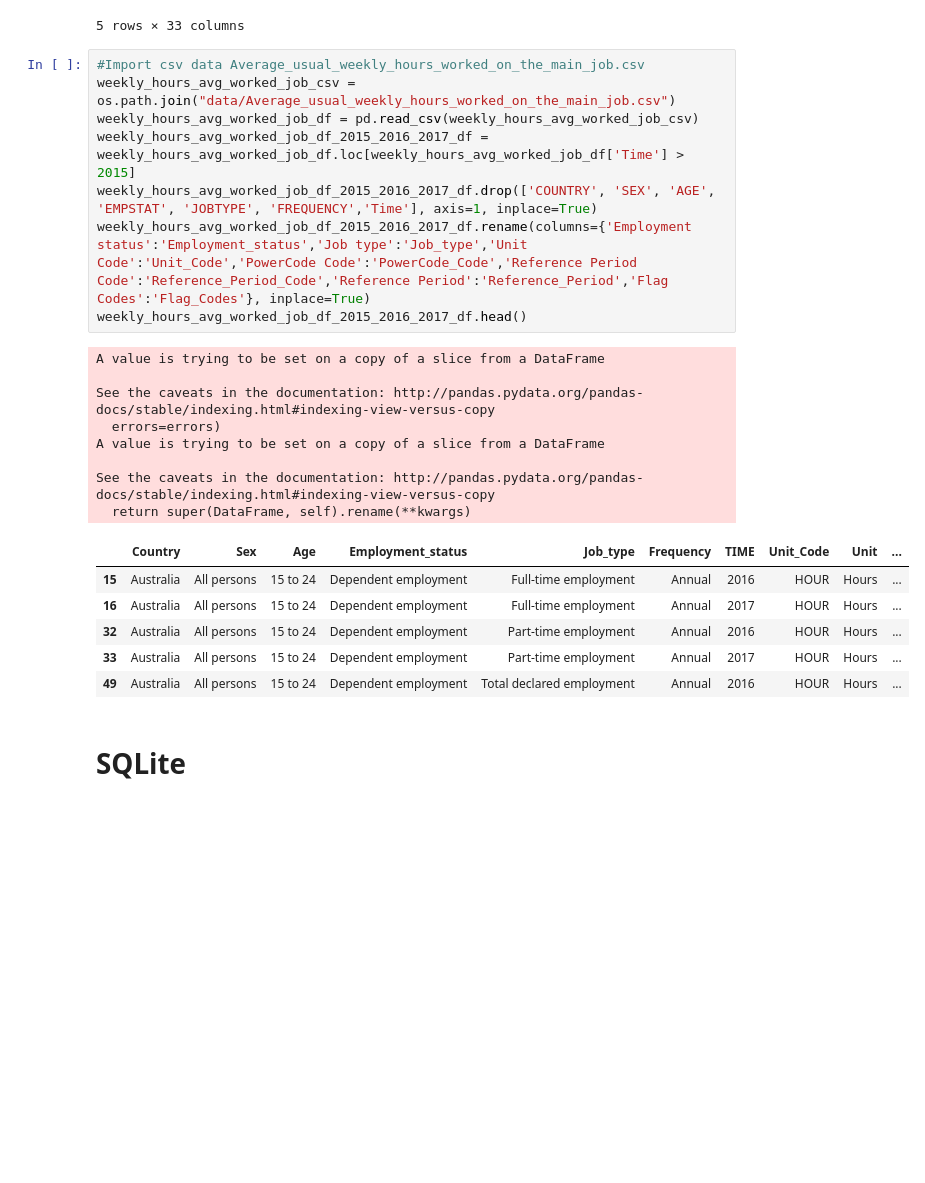
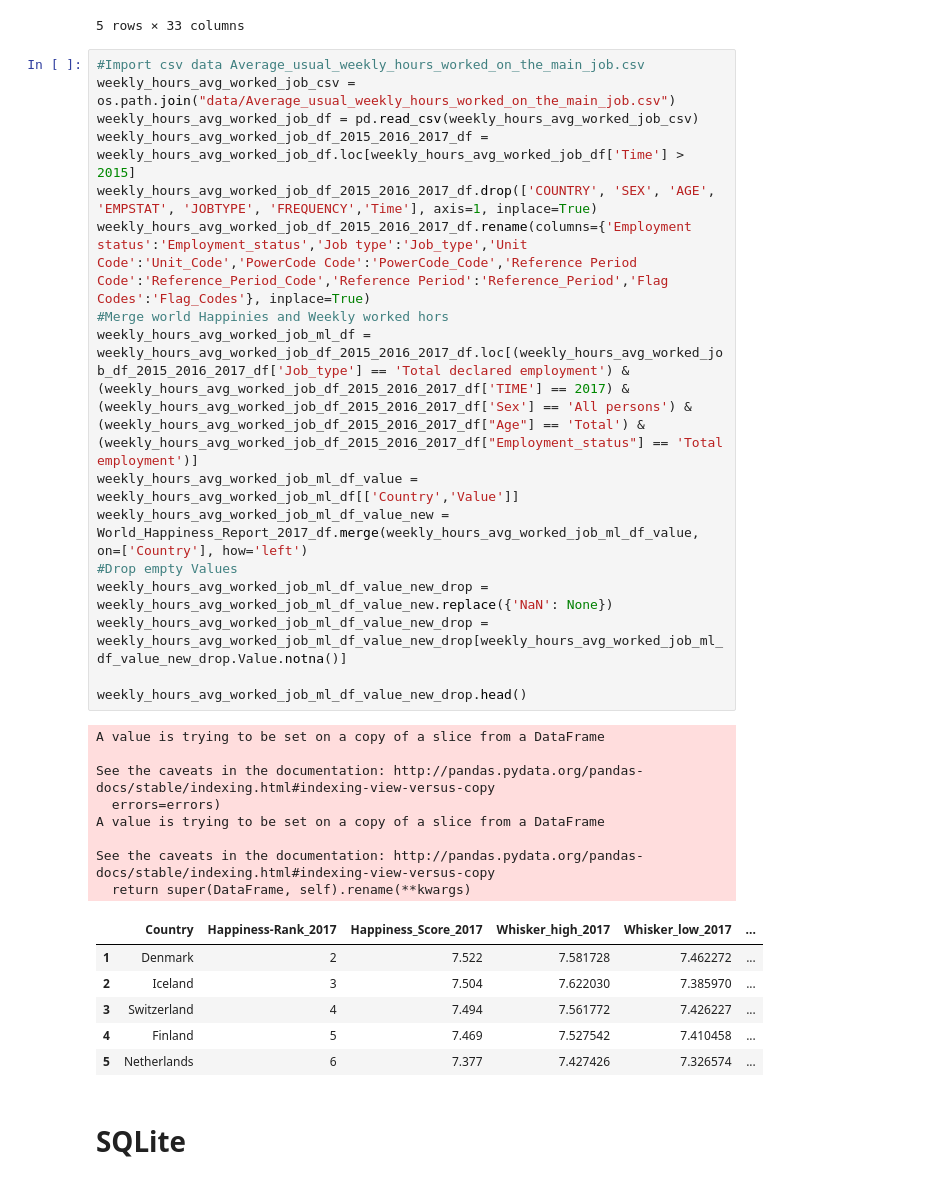
Before and after one commit to xliu510/Happiness, a Jupyter notebook: Import-export-clean-data.ipynb, the cells around one changed output. Cells and saved outputs as stored; diff of their text form; blank space fills up the shorter version.

```diff
--- a/Import-export-clean-data.ipynb
+++ b/Import-export-clean-data.ipynb
@@ -99,26 +100,34 @@ World_Happiness_Life_Expectancy_df_dropyear.head()
 # %%
 #Import csv data Average_usual_weekly_hours_worked_on_the_main_job.csv
 weekly_hours_avg_worked_job_csv = os.path.join("data/Average_usual_weekly_hours_worked_on_the_main_job.csv")
 weekly_hours_avg_worked_job_df = pd.read_csv(weekly_hours_avg_worked_job_csv)
 weekly_hours_avg_worked_job_df_2015_2016_2017_df = weekly_hours_avg_worked_job_df.loc[weekly_hours_avg_worked_job_df['Time'] > 2015]
 weekly_hours_avg_worked_job_df_2015_2016_2017_df.drop(['COUNTRY', 'SEX', 'AGE', 'EMPSTAT', 'JOBTYPE', 'FREQUENCY','Time'], axis=1, inplace=True)
 weekly_hours_avg_worked_job_df_2015_2016_2017_df.rename(columns={'Employment status':'Employment_status','Job type':'Job_type','Unit Code':'Unit_Code','PowerCode Code':'PowerCode_Code','Reference Period Code':'Reference_Period_Code','Reference Period':'Reference_Period','Flag Codes':'Flag_Codes'}, inplace=True)
-weekly_hours_avg_worked_job_df_2015_2016_2017_df.head()
+#Merge world Happinies and Weekly worked hors
+weekly_hours_avg_worked_job_ml_df = weekly_hours_avg_worked_job_df_2015_2016_2017_df.loc[(weekly_hours_avg_worked_job_df_2015_2016_2017_df['Job_type'] == 'Total declared employment') & (weekly_hours_avg_worked_job_df_2015_2016_2017_df['TIME'] == 2017) & (weekly_hours_avg_worked_job_df_2015_2016_2017_df['Sex'] == 'All persons') & (weekly_hours_avg_worked_job_df_2015_2016_2017_df["Age"] == 'Total') & (weekly_hours_avg_worked_job_df_2015_2016_2017_df["Employment_status"] == 'Total employment')]
+weekly_hours_avg_worked_job_ml_df_value = weekly_hours_avg_worked_job_ml_df[['Country','Value']]
+weekly_hours_avg_worked_job_ml_df_value_new = World_Happiness_Report_2017_df.merge(weekly_hours_avg_worked_job_ml_df_value, on=['Country'], how='left')
+#Drop empty Values
+weekly_hours_avg_worked_job_ml_df_value_new_drop = weekly_hours_avg_worked_job_ml_df_value_new.replace({'NaN': None})
+weekly_hours_avg_worked_job_ml_df_value_new_drop = weekly_hours_avg_worked_job_ml_df_value_new_drop[weekly_hours_avg_worked_job_ml_df_value_new_drop.Value.notna()]
+
+weekly_hours_avg_worked_job_ml_df_value_new_drop.head()
 # %% [output]
 A value is trying to be set on a copy of a slice from a DataFrame
 
 See the caveats in the documentation: http://pandas.pydata.org/pandas-docs/stable/indexing.html#indexing-view-versus-copy
   errors=errors)
 A value is trying to be set on a copy of a slice from a DataFrame
 
 See the caveats in the documentation: http://pandas.pydata.org/pandas-docs/stable/indexing.html#indexing-view-versus-copy
   return super(DataFrame, self).rename(**kwargs)
-|  | Country | Sex | Age | Employment_status | Job_type | Frequency | TIME | Unit_Code | Unit | ... |
-| 15 | Australia | All persons | 15 to 24 | Dependent employment | Full-time employment | Annual | 2016 | HOUR | Hours | ... |
-| 16 | Australia | All persons | 15 to 24 | Dependent employment | Full-time employment | Annual | 2017 | HOUR | Hours | ... |
-| 32 | Australia | All persons | 15 to 24 | Dependent employment | Part-time employment | Annual | 2016 | HOUR | Hours | ... |
-| 33 | Australia | All persons | 15 to 24 | Dependent employment | Part-time employment | Annual | 2017 | HOUR | Hours | ... |
-| 49 | Australia | All persons | 15 to 24 | Dependent employment | Total declared employment | Annual | 2016 | HOUR | Hours | ... |
+|  | Country | Happiness-Rank_2017 | Happiness_Score_2017 | Whisker_high_2017 | Whisker_low_2017 | ... |
+| 1 | Denmark | 2 | 7.522 | 7.581728 | 7.462272 | ... |
+| 2 | Iceland | 3 | 7.504 | 7.622030 | 7.385970 | ... |
+| 3 | Switzerland | 4 | 7.494 | 7.561772 | 7.426227 | ... |
+| 4 | Finland | 5 | 7.469 | 7.527542 | 7.410458 | ... |
+| 5 | Netherlands | 6 | 7.377 | 7.427426 | 7.326574 | ... |
 # %% [markdown]
 # SQLite
 # %%
```
Also changed, not shown: parts of 30 cells of this notebook, 7 other files.
